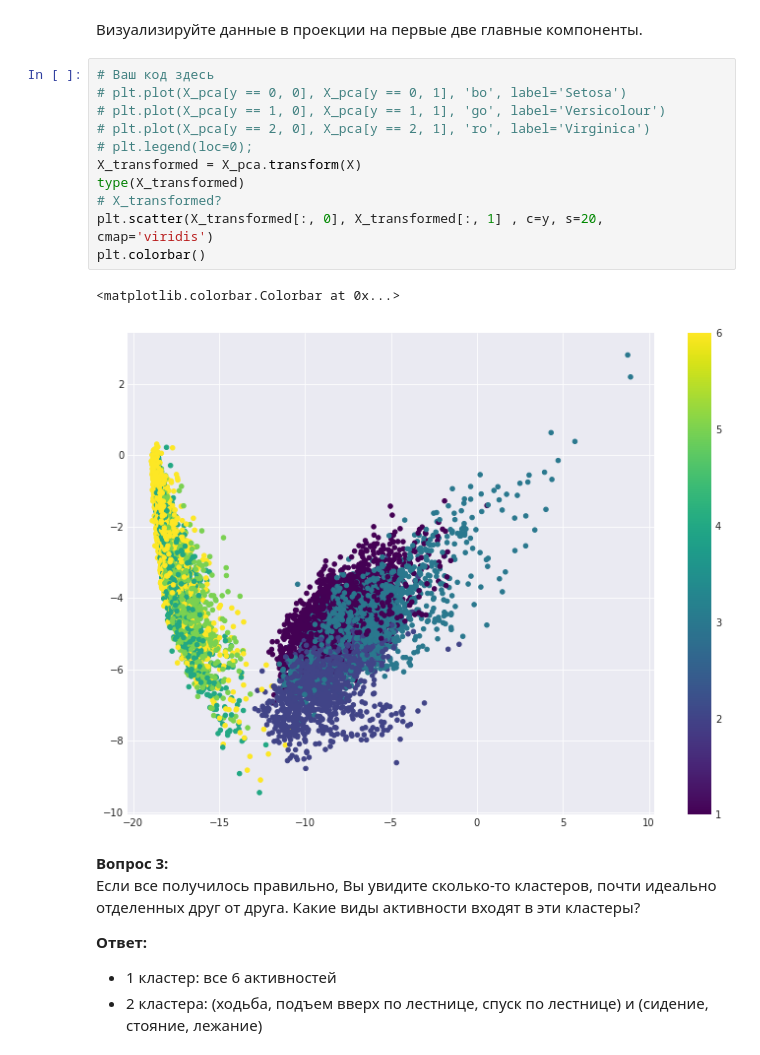
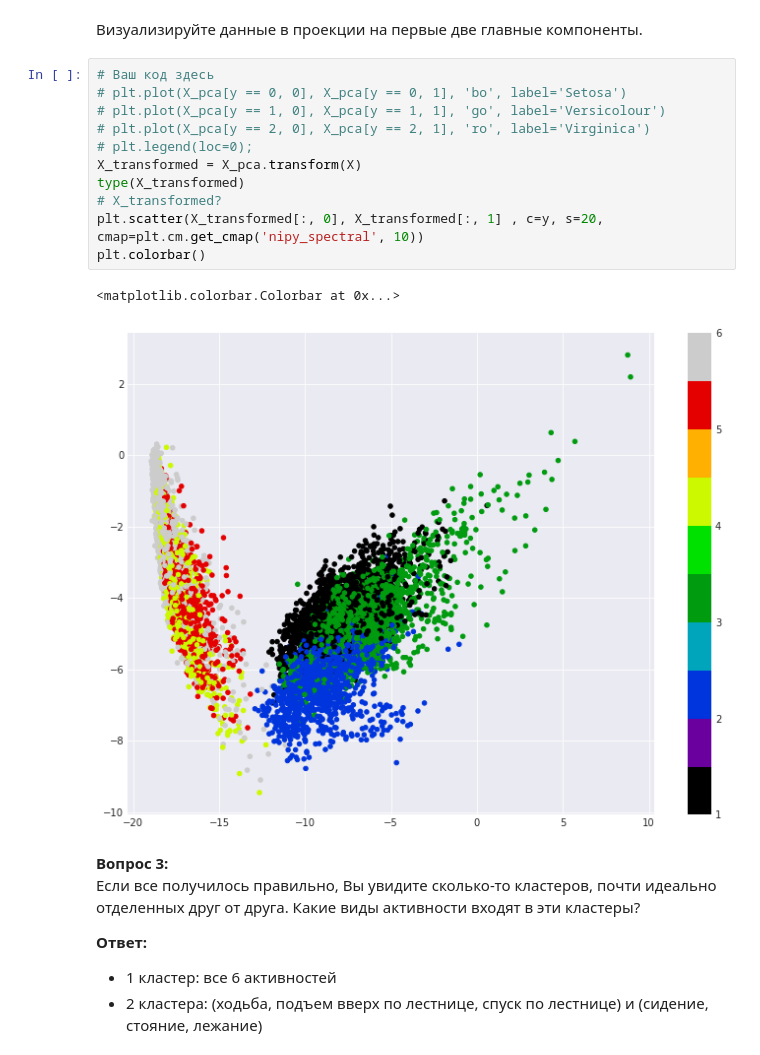
Before and after one commit to artinttechnical/mlcourse_open, a Jupyter notebook: jupyter_russian/assignments_demo/assignment07_unsupervised_learning.ipynb, the cells around one changed output. Cells and saved outputs as stored; diff of their text form.

```diff
--- a/jupyter_russian/assignments_demo/assignment07_unsupervised_learning.ipynb
+++ b/jupyter_russian/assignments_demo/assignment07_unsupervised_learning.ipynb
@@ -118,17 +118,17 @@ X_pca.explained_variance_ratio_[0]
 # %%
 # Ваш код здесь
 # plt.plot(X_pca[y == 0, 0], X_pca[y == 0, 1], 'bo', label='Setosa')
 # plt.plot(X_pca[y == 1, 0], X_pca[y == 1, 1], 'go', label='Versicolour')
 # plt.plot(X_pca[y == 2, 0], X_pca[y == 2, 1], 'ro', label='Virginica')
 # plt.legend(loc=0);
 X_transformed = X_pca.transform(X)
 type(X_transformed)
 # X_transformed?
-plt.scatter(X_transformed[:, 0], X_transformed[:, 1] , c=y, s=20, cmap='viridis')
+plt.scatter(X_transformed[:, 0], X_transformed[:, 1] , c=y, s=20, cmap=plt.cm.get_cmap('nipy_spectral', 10))
 plt.colorbar()
 # %% [output]
 <matplotlib.colorbar.Colorbar at 0x...>
-[figure, old version]
+[figure, new version]
 # %% [markdown]
 **Вопрос 3:**<br>
 Если все получилось правильно, Вы увидите сколько-то кластеров, почти идеально отделенных друг от друга. Какие виды активности входят в эти кластеры?<br>
```
Also changed, not shown: parts of 3 cells of this notebook.
